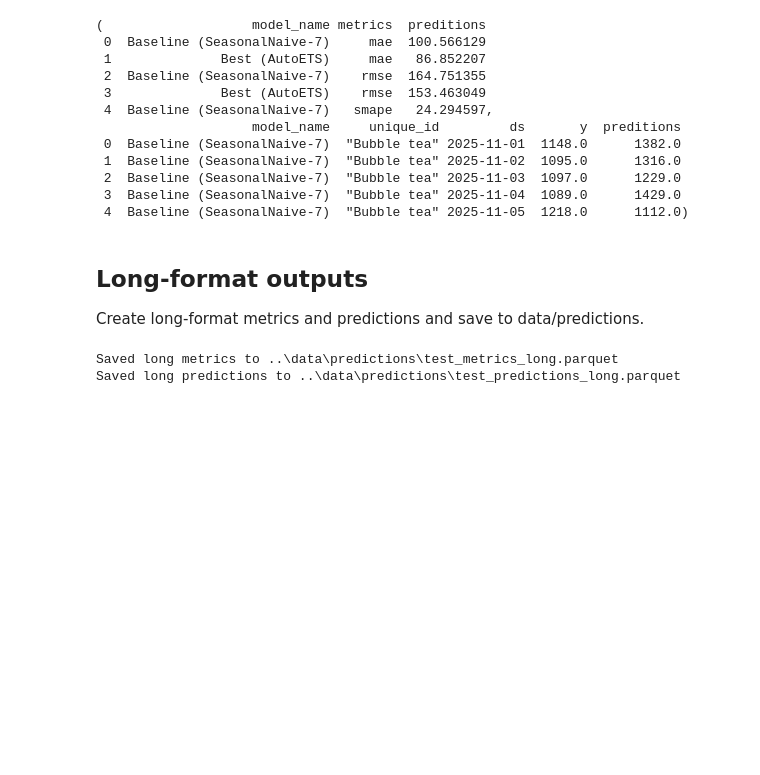
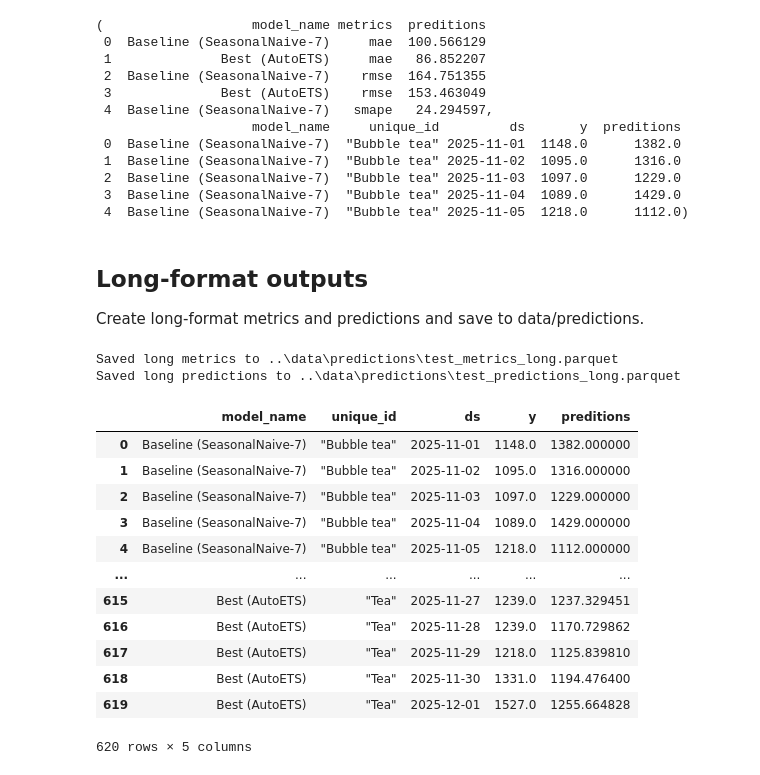
Before and after one commit to jonas-gstoettenmayr/cafe_upscaling_models, a Jupyter notebook: models_forecast_eval/model_final.ipynb, the cells around one changed output. Drawn from its saved outputs; the diff is of its cells as text; code cells hidden in the pictures; blank space fills up the shorter version.

Commit message:
Bettina Pölzleitner: Changes to model_final to include december in the month getting predicted

```diff
--- a/models_forecast_eval/model_final.ipynb
+++ b/models_forecast_eval/model_final.ipynb
@@ -455,3 +436,19 @@ print(f"Saved long predictions to {predictions_long_path}")
 # %% [output]
 Saved long metrics to ..\data\predictions\test_metrics_long.parquet
 Saved long predictions to ..\data\predictions\test_predictions_long.parquet
+# %%
+predictions_long
+# %% [output]
+|  | model_name | unique_id | ds | y | preditions |
+| 0 | Baseline (SeasonalNaive-7) | "Bubble tea" | 2025-11-01 | 1148.0 | 1382.000000 |
+| 1 | Baseline (SeasonalNaive-7) | "Bubble tea" | 2025-11-02 | 1095.0 | 1316.000000 |
+| 2 | Baseline (SeasonalNaive-7) | "Bubble tea" | 2025-11-03 | 1097.0 | 1229.000000 |
+| 3 | Baseline (SeasonalNaive-7) | "Bubble tea" | 2025-11-04 | 1089.0 | 1429.000000 |
+| 4 | Baseline (SeasonalNaive-7) | "Bubble tea" | 2025-11-05 | 1218.0 | 1112.000000 |
+| ... | ... | ... | ... | ... | ... |
+| 615 | Best (AutoETS) | "Tea" | 2025-11-27 | 1239.0 | 1237.329451 |
+| 616 | Best (AutoETS) | "Tea" | 2025-11-28 | 1239.0 | 1170.729862 |
+| 617 | Best (AutoETS) | "Tea" | 2025-11-29 | 1218.0 | 1125.839810 |
+| 618 | Best (AutoETS) | "Tea" | 2025-11-30 | 1331.0 | 1194.476400 |
+| 619 | Best (AutoETS) | "Tea" | 2025-12-01 | 1527.0 | 1255.664828 |
+620 rows × 5 columns
```
Also changed, not shown: parts of 5 cells of this notebook.
